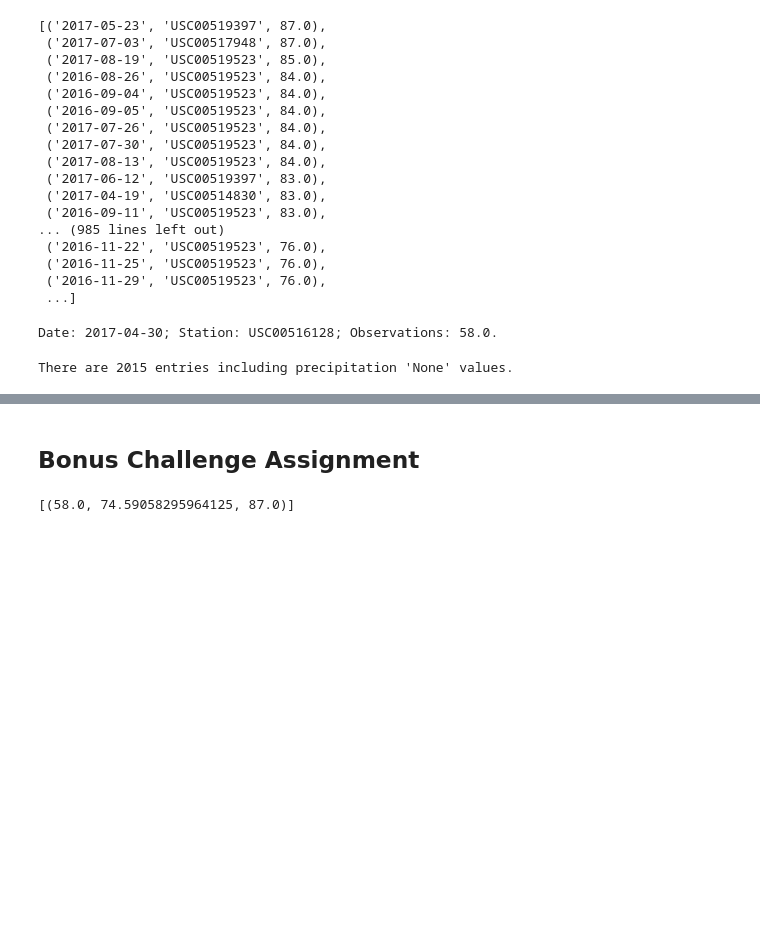
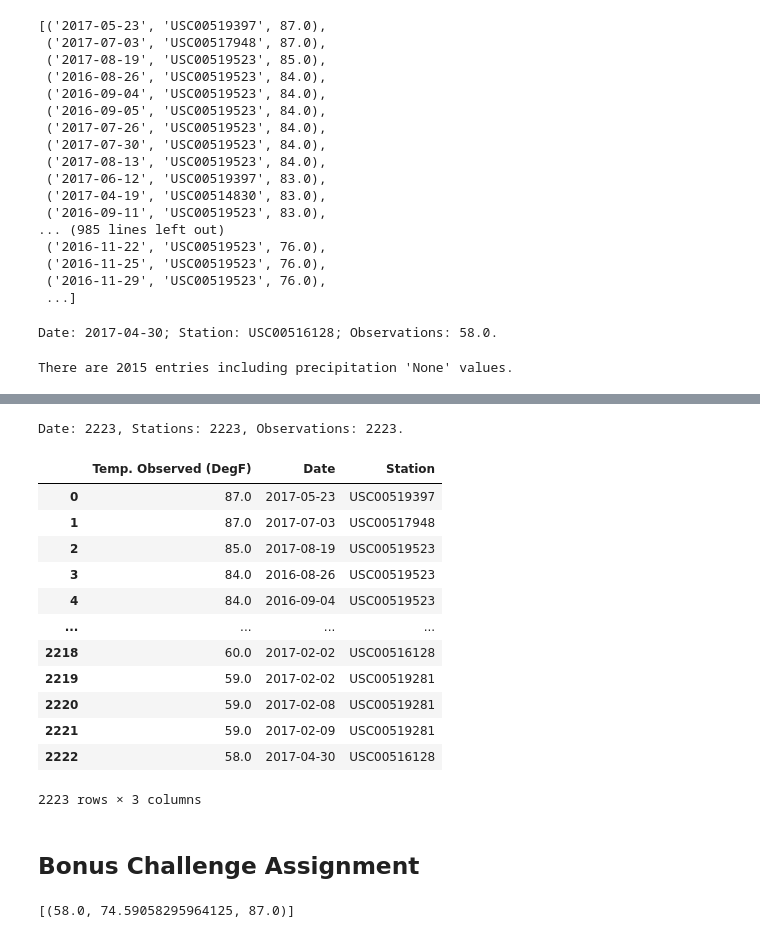
Before and after one commit to IrinaUX/sqlalchemy-challenge, a Jupyter notebook: weather_analysis.ipynb, the cells around one changed output, grey strips where cells are left out. Drawn from its saved outputs; the diff is of its cells as text; code cells hidden in the pictures; blank space fills up the shorter version.

Commit message:
Add dataframe for observed temperature plots.

```diff
--- a/weather_analysis.ipynb
+++ b/weather_analysis.ipynb
@@ -413,0 +432,4 @@ There are 2015 entries including precipitation 'None' values.
+# %%
+# Convert date list into datetime format
+tobs_date_list_datetime = pd.to_datetime(tobs_date_list)
+tobs_date_list_datetime
@@ -414,3 +445,27 @@ There are 2015 entries including precipitation 'None' values.
+# %%
+# Check the lengths of the lists
+print(f"Date: {len(tobs_date_list_datetime)}, Stations: {len(tobs_sta_list)}, Observations: {len(tobs_list)}.")
+# %% [output]
+Date: 2223, Stations: 2223, Observations: 2223.
+# %%
+# Create dataframe with tobs_sta_list, tobs_list and tobs_date_list data
+tobs_df = pd.DataFrame({'Temp. Observed (DegF)': tobs_list, 'Date': tobs_date_list_datetime,
+                        'Station': tobs_sta_list})
+tobs_df
+# %% [output]
+|  | Temp. Observed (DegF) | Date | Station |
+| 0 | 87.0 | 2017-05-23 | USC00519397 |
+| 1 | 87.0 | 2017-07-03 | USC00517948 |
+| 2 | 85.0 | 2017-08-19 | USC00519523 |
+| 3 | 84.0 | 2016-08-26 | USC00519523 |
+| 4 | 84.0 | 2016-09-04 | USC00519523 |
+| ... | ... | ... | ... |
+| 2218 | 60.0 | 2017-02-02 | USC00516128 |
+| 2219 | 59.0 | 2017-02-02 | USC00519281 |
+| 2220 | 59.0 | 2017-02-08 | USC00519281 |
+| 2221 | 59.0 | 2017-02-09 | USC00519281 |
+| 2222 | 58.0 | 2017-04-30 | USC00516128 |
+2223 rows × 3 columns
 # %% [markdown]
 ## Bonus Challenge Assignment
 # %%
```
Also changed, not shown: parts of 6 cells of this notebook.
